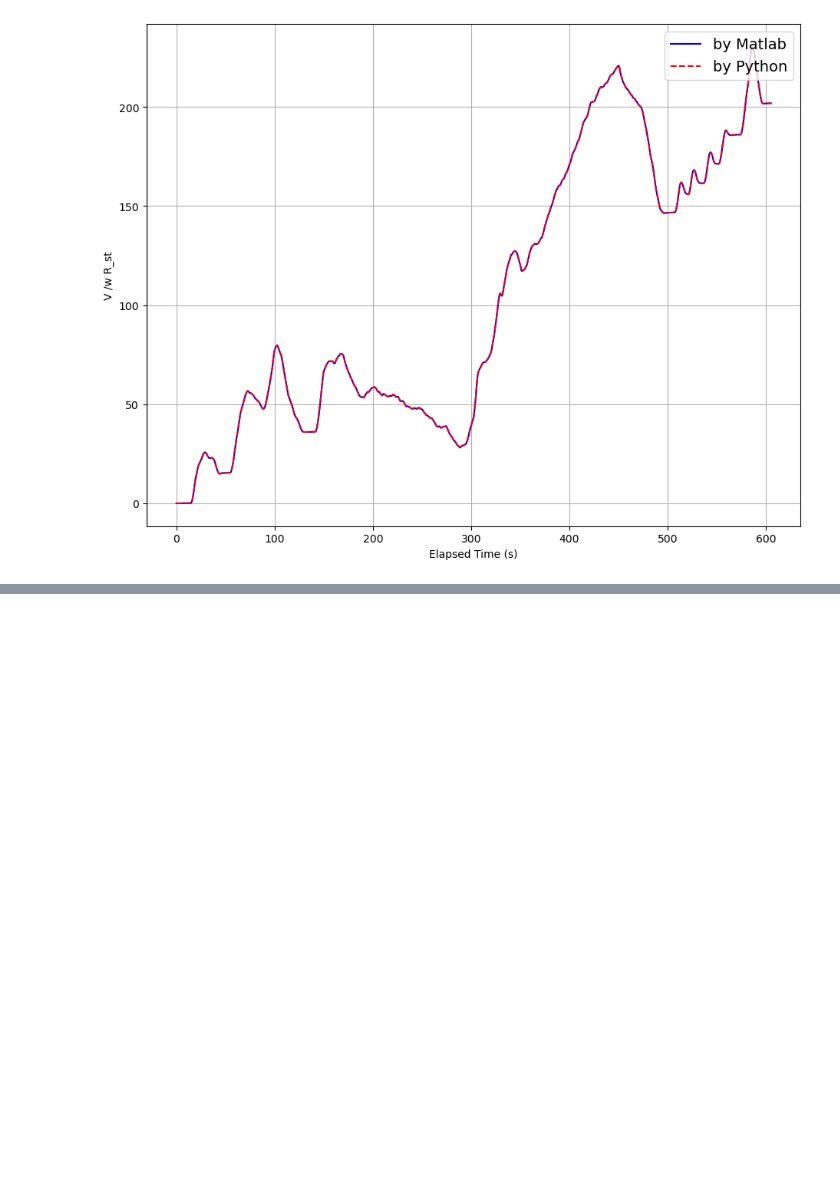
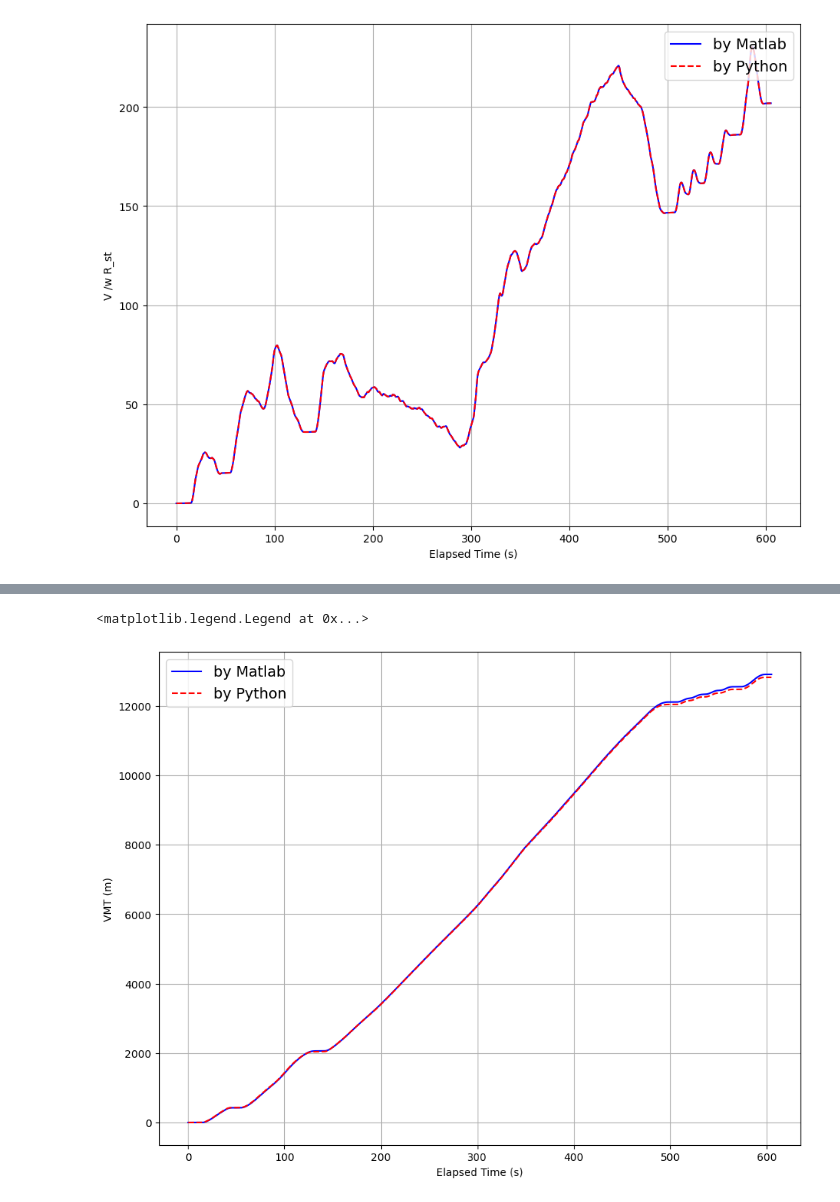
Before and after one commit to soduklee7/RWET, a Jupyter notebook: simulator.ipynb, the cells around one changed output, grey strips where cells are left out. Cells and saved outputs as stored; diff of their text form; code cells hidden in the pictures; blank space fills up the shorter version.

```diff
--- a/simulator.ipynb
+++ b/simulator.ipynb
@@ -378,0 +337,12 @@ dt =  0.1  mean of veh_data_spd_mps1/veh_data_spd_mps =  1.3140206880345644
+# %%
+fig1 = plt.figure(figsize=(11, 8.5))
+plt.plot(veh_data_t, veh_data_dist_m, 'b-')
+plt.plot(veh_data_t, veh_data_dist_m1, 'r--')
+
+plt.grid()
+plt.xlabel('Elapsed Time (s)')
+plt.ylabel('VMT (m)')
+plt.legend(['by Matlab', 'by Python'], fontsize=14, loc='upper left')
+# %% [output]
+<matplotlib.legend.Legend at 0x...>
+[figure, added]
```
Also changed, not shown: parts of 10 cells of this notebook, 1 other file.
